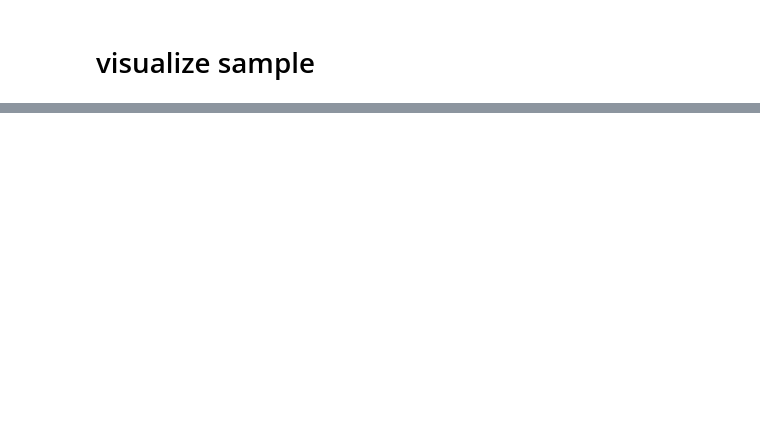
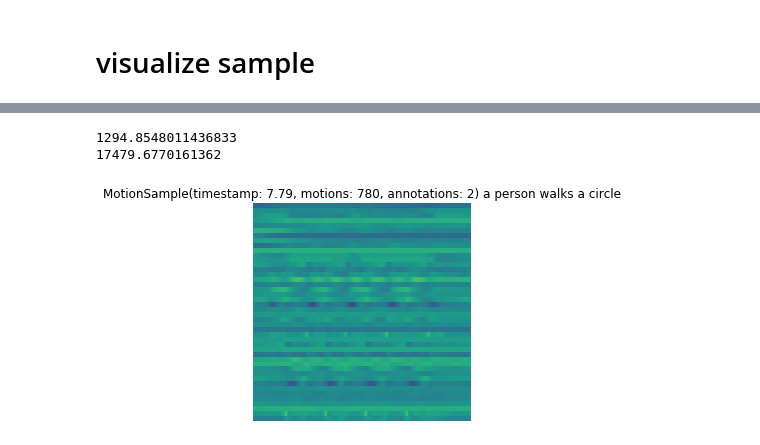
Before and after one commit to wojtekcz/language2motion, a Jupyter notebook: code/sample visualization.ipynb, the cells around one changed output, grey strips where cells are left out. Cells and saved outputs as stored; diff of their text form; code cells hidden in the pictures; blank space fills up the shorter version.

```diff
--- a/code/sample visualization.ipynb
+++ b/code/sample visualization.ipynb
@@ -63,6 +110,2 @@ MotionDataset(motionSamples: 19)
 # %%
 // TODO: pad/clip motions to maxTimestep
-# %%
-for motionSample in motionDataset.motionSamples {
-    print(motionSample.describe())
-}
@@ -115,6 +209,0 @@ plotMotionSample(motionSample: motionSample, grouppedJoints: false)
-# %%
-for motionSample in motionDataset.motionSamples[2..<10] {
-    // print(motionSample.describe())
-    // print(motionSample.annotations)
-    plotMotionSample(motionSample: motionSample, grouppedJoints: true)
-}
@@ -129,0 +210,6 @@ for motionSample in motionDataset.motionSamples[2..<10] {
+# %%
+plotMotionSample(motionSample: m186, grouppedJoints: false)
+# %% [output]
+1294.8548011436833
+17479.6770161362
+[figure, added]
```
Also changed, not shown: parts of 45 cells of this notebook, 2 other files.
